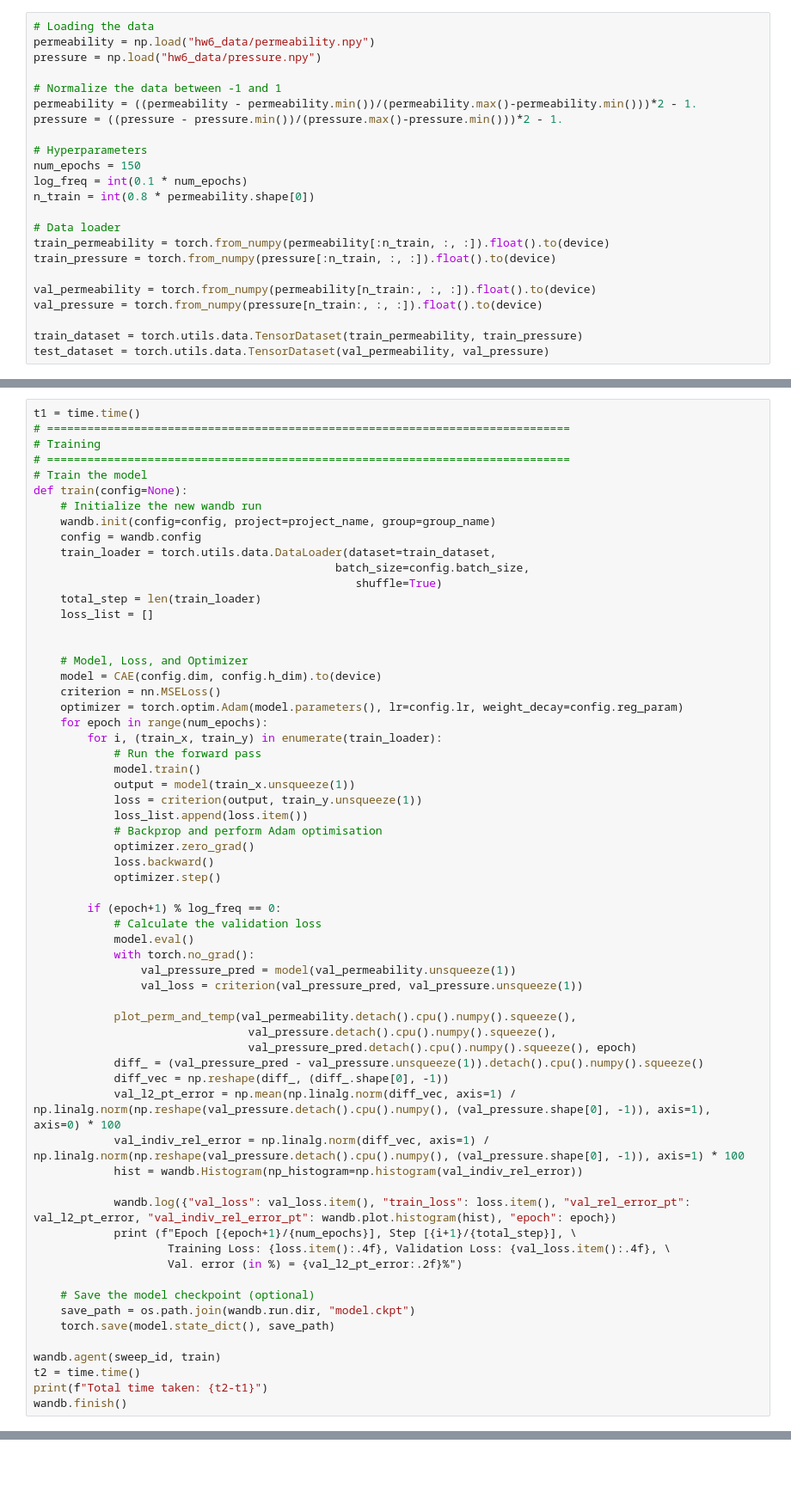
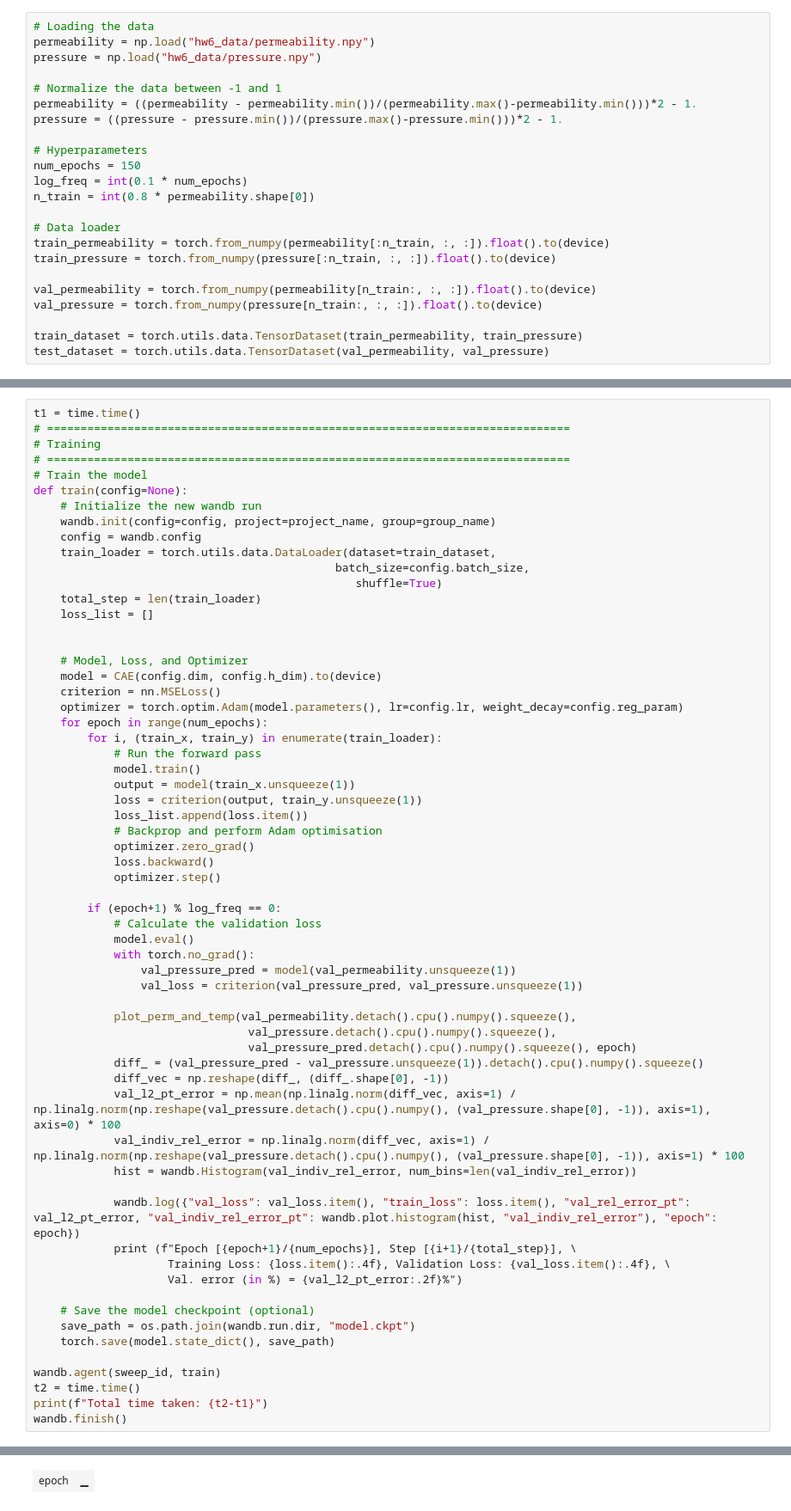
Before and after one commit to abroze/CM216_ML_Homeworks, a Jupyter notebook: Homework6/Homework6.ipynb, the cells around one changed output, grey strips where cells are left out. Shown at 86% size. Cells and saved outputs as stored; diff of their text form; blank space fills up the shorter version.

Commit message:
fixed hist

```diff
--- a/Homework6/Homework6.ipynb
+++ b/Homework6/Homework6.ipynb
@@ -187,9 +184,9 @@ def train(config=None):
             diff_vec = np.reshape(diff_, (diff_.shape[0], -1))
             val_l2_pt_error = np.mean(np.linalg.norm(diff_vec, axis=1) / np.linalg.norm(np.reshape(val_pressure.detach().cpu().numpy(), (val_pressure.shape[0], -1)), axis=1), axis=0) * 100
             val_indiv_rel_error = np.linalg.norm(diff_vec, axis=1) / np.linalg.norm(np.reshape(val_pressure.detach().cpu().numpy(), (val_pressure.shape[0], -1)), axis=1) * 100
-            hist = wandb.Histogram(np_histogram=np.histogram(val_indiv_rel_error))
+            hist = wandb.Histogram(val_indiv_rel_error, num_bins=len(val_indiv_rel_error))
 
-            wandb.log({"val_loss": val_loss.item(), "train_loss": loss.item(), "val_rel_error_pt": val_l2_pt_error, "val_indiv_rel_error_pt": wandb.plot.histogram(hist), "epoch": epoch})
+            wandb.log({"val_loss": val_loss.item(), "train_loss": loss.item(), "val_rel_error_pt": val_l2_pt_error, "val_indiv_rel_error_pt": wandb.plot.histogram(hist, "val_indiv_rel_error"), "epoch": epoch})
             print (f"Epoch [{epoch+1}/{num_epochs}], Step [{i+1}/{total_step}], \
                     Training Loss: {loss.item():.4f}, Validation Loss: {val_loss.item():.4f}, \
                     Val. error (in %) = {val_l2_pt_error:.2f}%")
@@ -230,0 +219 @@ Waiting for W&B process to finish... (success).
+| epoch | ▁ |
```
Also changed, not shown: parts of 3 cells of this notebook, 13 other files.
